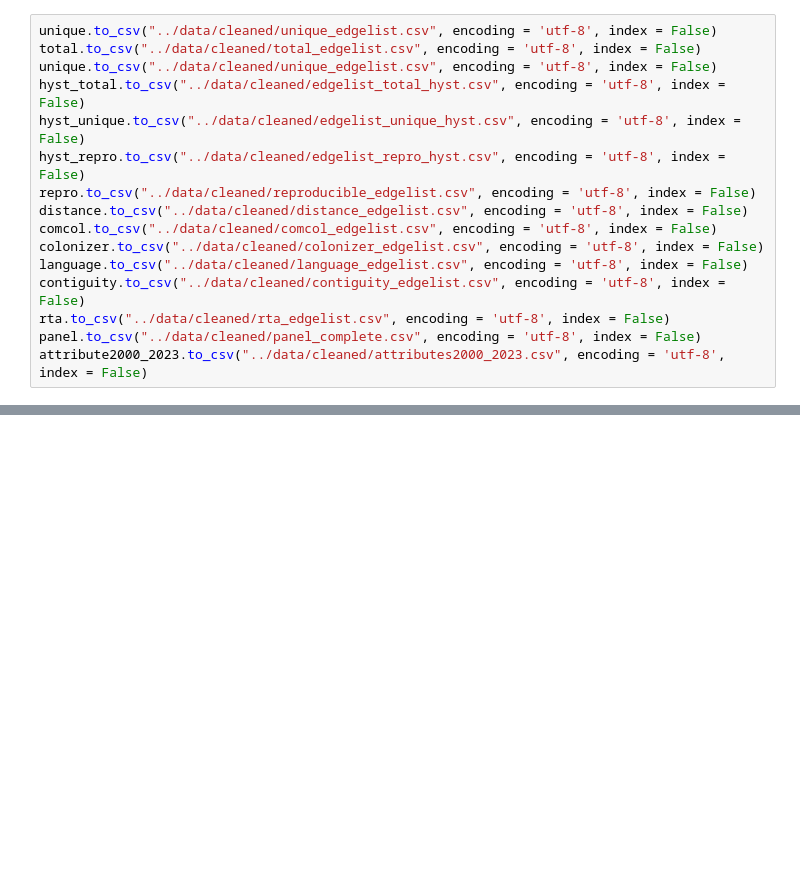
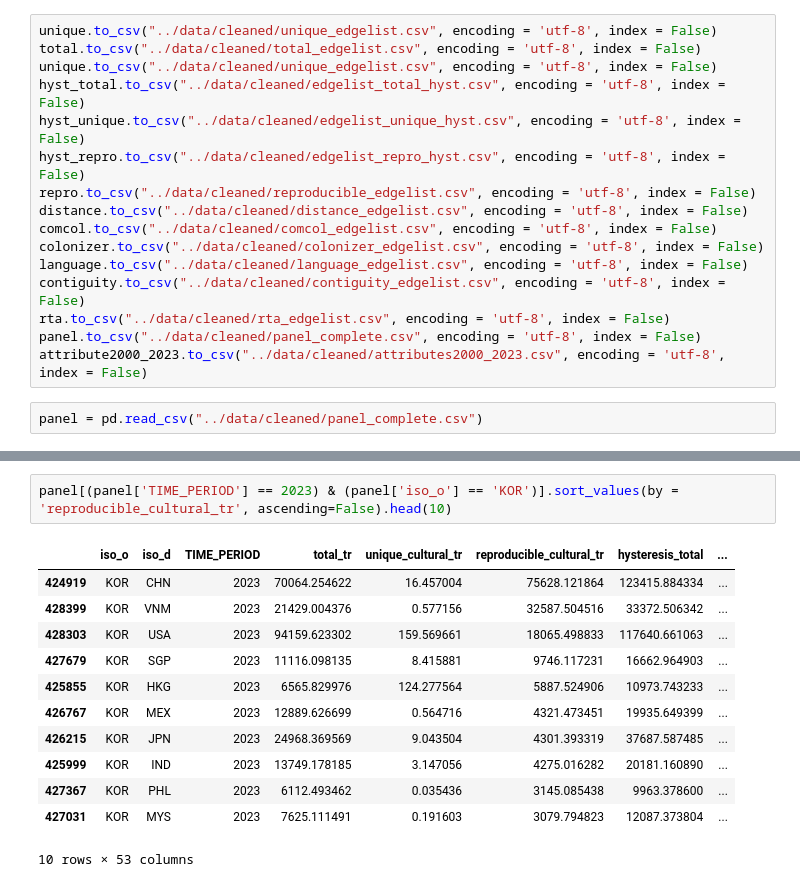
Before and after one commit to TAD600/Global_Cultural_Trade_Network, a Jupyter notebook: 02_eda/05_data_pruning_&_summary_statistics.ipynb, the cells around one changed output, grey strips where cells are left out. Drawn from its saved outputs; the diff is of its cells as text; blank space fills up the shorter version.

```diff
--- a/02_eda/05_data_pruning_&_summary_statistics.ipynb
+++ b/02_eda/05_data_pruning_&_summary_statistics.ipynb
@@ -771,3 +783,5 @@ contiguity.to_csv("../data/cleaned/contiguity_edgelist.csv", encoding = 'utf-8',
 rta.to_csv("../data/cleaned/rta_edgelist.csv", encoding = 'utf-8', index = False)
 panel.to_csv("../data/cleaned/panel_complete.csv", encoding = 'utf-8', index = False)
 attribute2000_2023.to_csv("../data/cleaned/attributes2000_2023.csv", encoding = 'utf-8', index = False)
+# %%
+panel = pd.read_csv("../data/cleaned/panel_complete.csv")
@@ -773,0 +895,15 @@ attribute2000_2023.to_csv("../data/cleaned/attributes2000_2023.csv", encoding =
+# %%
+panel[(panel['TIME_PERIOD'] == 2023) & (panel['iso_o'] == 'KOR')].sort_values(by = 'reproducible_cultural_tr', ascending=False).head(10)
+# %% [output]
+|  | iso_o | iso_d | TIME_PERIOD | total_tr | unique_cultural_tr | reproducible_cultural_tr | hysteresis_total | ... |
+| 424919 | KOR | CHN | 2023 | 70064.254622 | 16.457004 | 75628.121864 | 123415.884334 | ... |
+| 428399 | KOR | VNM | 2023 | 21429.004376 | 0.577156 | 32587.504516 | 33372.506342 | ... |
+| 428303 | KOR | USA | 2023 | 94159.623302 | 159.569661 | 18065.498833 | 117640.661063 | ... |
+| 427679 | KOR | SGP | 2023 | 11116.098135 | 8.415881 | 9746.117231 | 16662.964903 | ... |
+| 425855 | KOR | HKG | 2023 | 6565.829976 | 124.277564 | 5887.524906 | 10973.743233 | ... |
+| 426767 | KOR | MEX | 2023 | 12889.626699 | 0.564716 | 4321.473451 | 19935.649399 | ... |
+| 426215 | KOR | JPN | 2023 | 24968.369569 | 9.043504 | 4301.393319 | 37687.587485 | ... |
+| 425999 | KOR | IND | 2023 | 13749.178185 | 3.147056 | 4275.016282 | 20181.160890 | ... |
+| 427367 | KOR | PHL | 2023 | 6112.493462 | 0.035436 | 3145.085438 | 9963.378600 | ... |
+| 427031 | KOR | MYS | 2023 | 7625.111491 | 0.191603 | 3079.794823 | 12087.373804 | ... |
+10 rows × 53 columns
```
Also changed, not shown: parts of 17 cells of this notebook, 13 other files.
